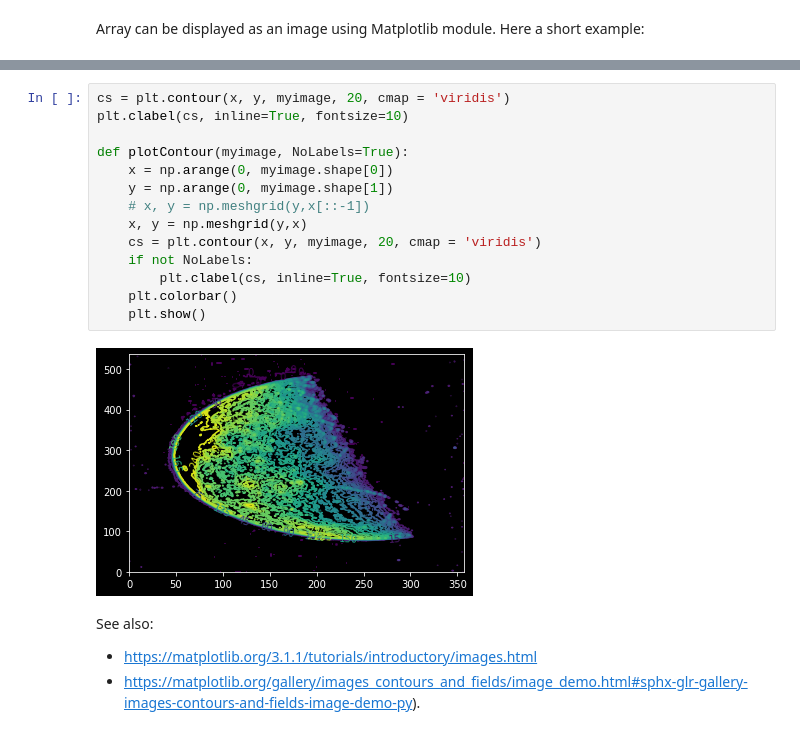
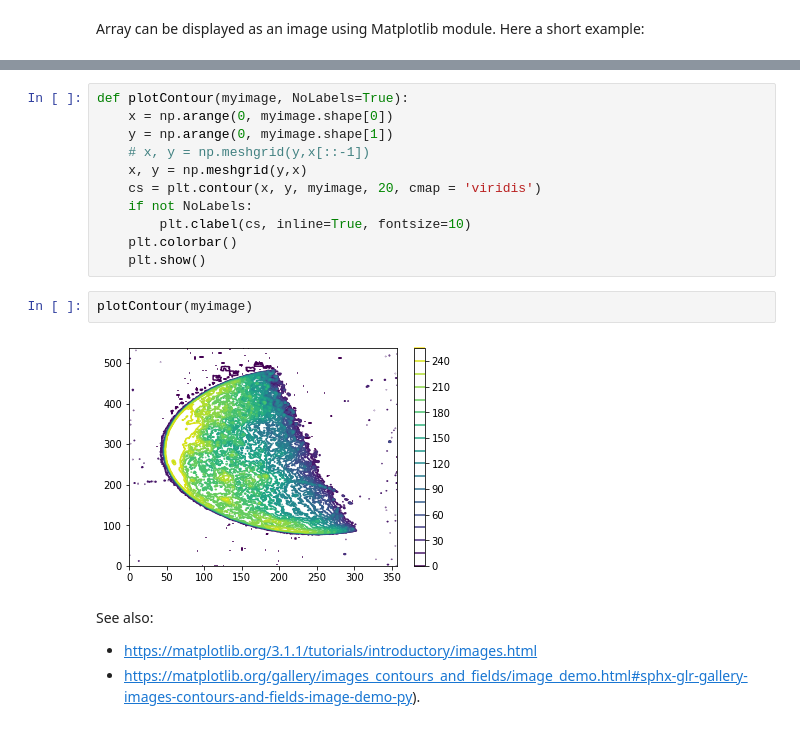
Before and after one commit to White-On/BIMA_Notebook, a Jupyter notebook: TME1.ipynb, the cells around one changed output, grey strips where cells are left out. Drawn from its saved outputs; the diff is of its cells as text.

```diff
--- a/TME1.ipynb
+++ b/TME1.ipynb
@@ -239,7 +239,4 @@ plt.show()
 # %%
-cs = plt.contour(x, y, myimage, 20, cmap = 'viridis')
-plt.clabel(cs, inline=True, fontsize=10)
-
 def plotContour(myimage, NoLabels=True):
     x = np.arange(0, myimage.shape[0])
     y = np.arange(0, myimage.shape[1])
@@ -250,8 +247,10 @@ def plotContour(myimage, NoLabels=True):
         plt.clabel(cs, inline=True, fontsize=10)
     plt.colorbar()
     plt.show()
-# %% [output]
-[figure, removed]
+# %%
+plotContour(myimage)
+# %% [output]
+[figure, added]
 # %% [markdown]
 See also:
 - https://matplotlib.org/3.1.1/tutorials/introductory/images.html
```
Also changed, not shown: parts of 20 cells of this notebook.
